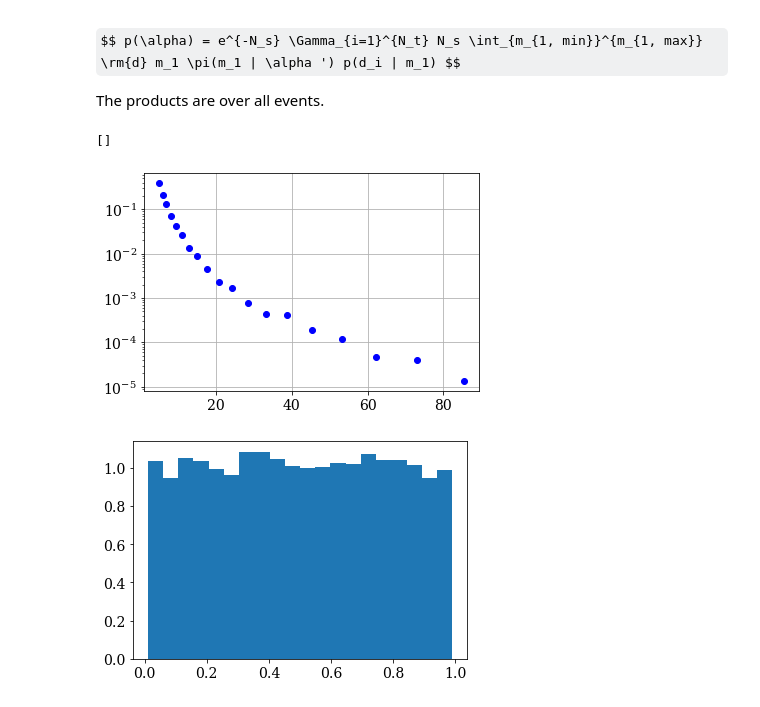
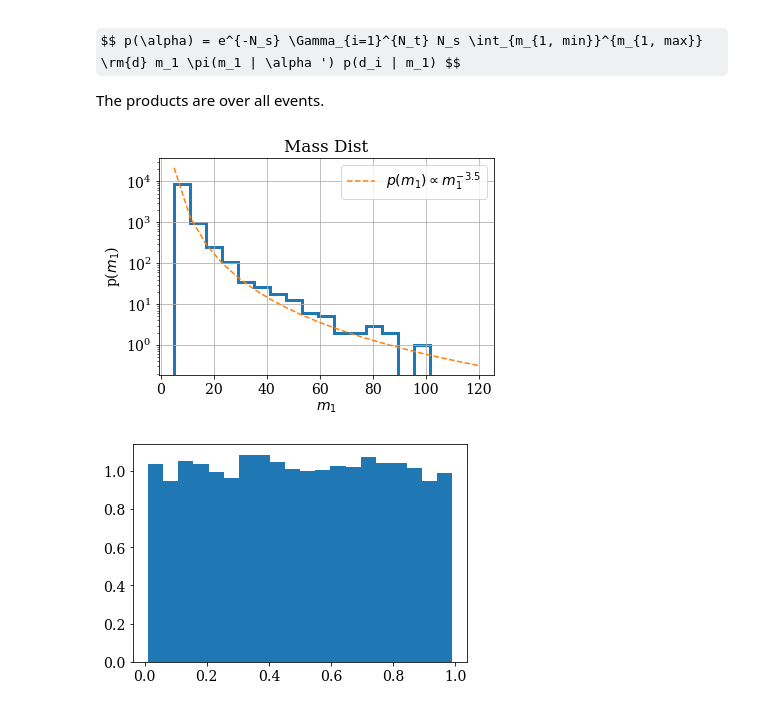
Before and after one commit to veome22/hybrid_waveforms, a Jupyter notebook: powerlaw_population_inference.ipynb, the cells around one changed output. Cells and saved outputs as stored; diff of their text form; code cells hidden in the pictures; some formulas as TeX source.

```diff
--- a/powerlaw_population_inference.ipynb
+++ b/powerlaw_population_inference.ipynb
@@ -96,18 +98,28 @@ $$ p(\alpha) = e^{-N_s} \Gamma_{i=1}^{N_t} N_s \int_{m_{1, min}}^{m_{1, max}} \r
 
 The products are over all events.
 # %%
-bins = np.geomspace(5, 100, 20)
+bins = np.linspace(5, 120, 20)
 
 m1_inj = df_mc["m1"]/(1+df_mc["z"])
-y, X = np.histogram(m1_inj, bins=bins, density=True)
-X = X[:-1]
-plt.plot(X, y, 'bo', label='Injected')
+# y, X = np.histogram(m1_inj, bins=bins, density=True)
+# X = X[:-1]
+# plt.plot(X, y, 'bo', label='Injected')
+
+plt.hist(m1_inj, bins, histtype='step', lw=3)
+plt.plot(bins, 6000000*bins**(alpha_inj), linestyle='--', label='$p(m_1) \propto m_1^{-3.5}$')
 plt.grid()
 plt.semilogy()
-# plt.xlim(4, 7)
+
+plt.xlabel("$m_1$")
+plt.ylabel("p($m_1$)")
+plt.title("Mass Dist")
+plt.legend()
+
+
+plt.savefig("powerlaw_3.5_plots/powerlaw_m1_dist.pdf")
+plt.show()
 # %% [output]
-[]
-[figure, old version]
+[figure, new version]
 # %%
 # bins=np.geomspace(0.00001,4.0, 30)
 
```
Also changed, not shown: parts of 55 cells of this notebook.
